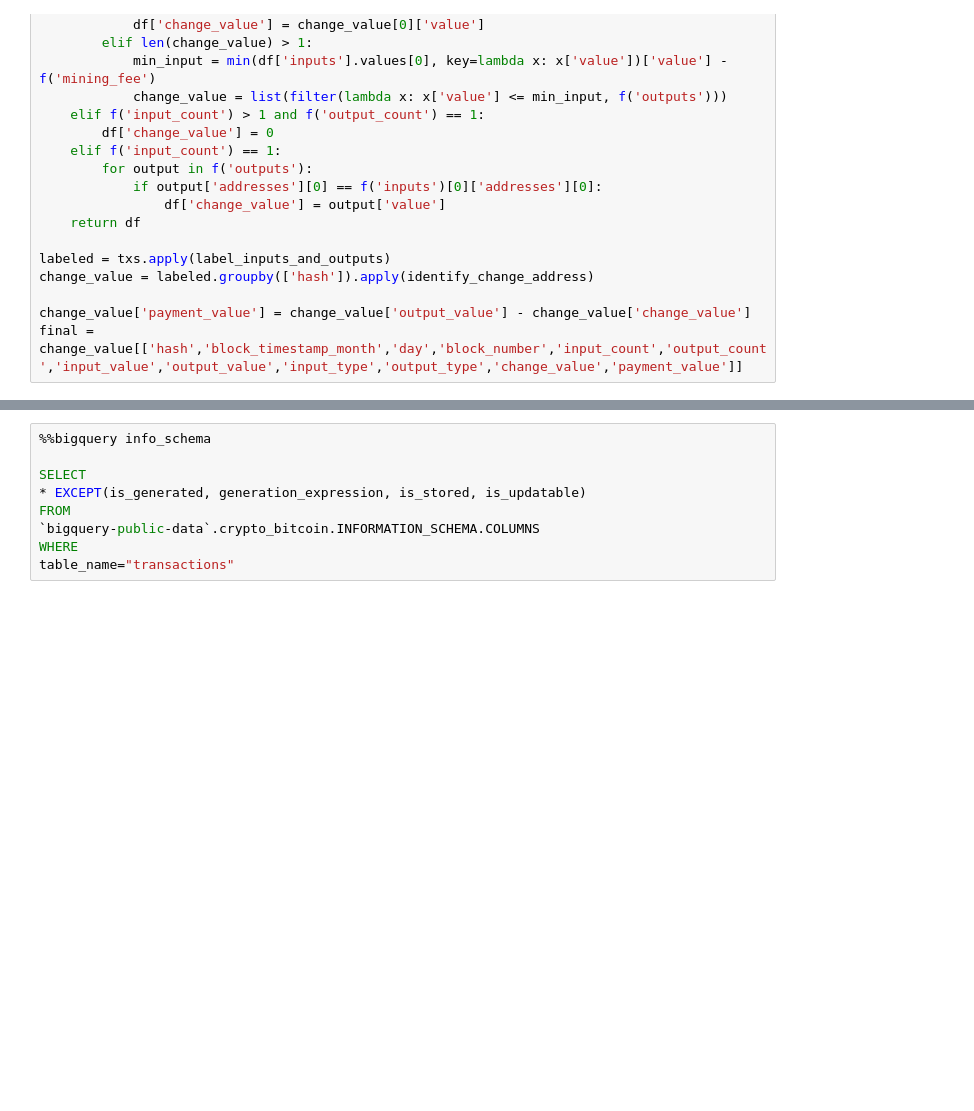
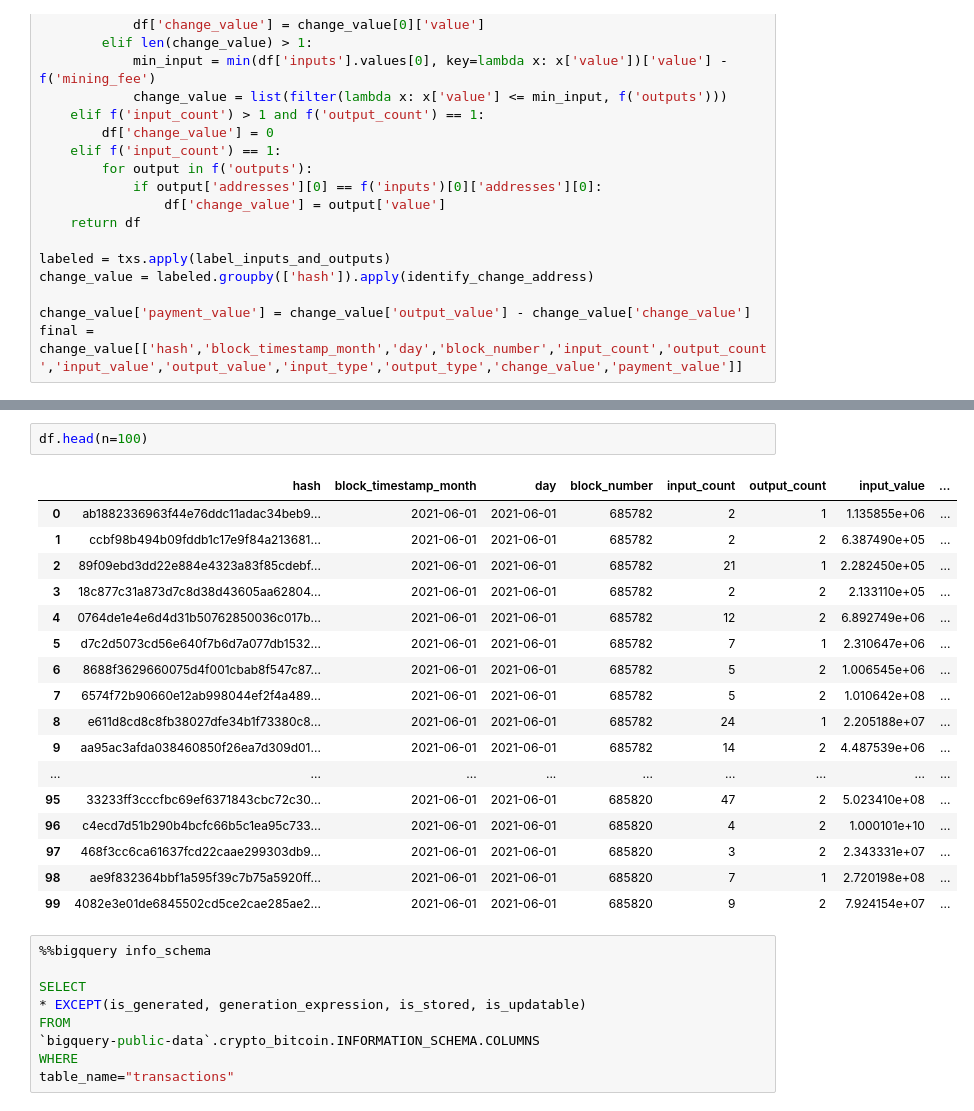
Before and after one commit to josibake/bitcoin-data-analysis, a Jupyter notebook: notebooks/transaction-type-labeling.ipynb, the cells around one changed output, grey strips where cells are left out. Drawn from its saved outputs; the diff is of its cells as text; blank space fills up the shorter version.

```diff
--- a/notebooks/transaction-type-labeling.ipynb
+++ b/notebooks/transaction-type-labeling.ipynb
@@ -284,3 +313,23 @@ Name: change_value, dtype: float64
+# %%
+df.head(n=100)
+# %% [output]
+|  | hash | block_timestamp_month | day | block_number | input_count | output_count | input_value | ... |
+| 0 | ab1882336963f44e76ddc11adac34beb9... | 2021-06-01 | 2021-06-01 | 685782 | 2 | 1 | 1.135855e+06 | ... |
+| 1 | ccbf98b494b09fddb1c17e9f84a213681... | 2021-06-01 | 2021-06-01 | 685782 | 2 | 2 | 6.387490e+05 | ... |
+| 2 | 89f09ebd3dd22e884e4323a83f85cdebf... | 2021-06-01 | 2021-06-01 | 685782 | 21 | 1 | 2.282450e+05 | ... |
+| 3 | 18c877c31a873d7c8d38d43605aa62804... | 2021-06-01 | 2021-06-01 | 685782 | 2 | 2 | 2.133110e+05 | ... |
+| 4 | 0764de1e4e6d4d31b50762850036c017b... | 2021-06-01 | 2021-06-01 | 685782 | 12 | 2 | 6.892749e+06 | ... |
+| 5 | d7c2d5073cd56e640f7b6d7a077db1532... | 2021-06-01 | 2021-06-01 | 685782 | 7 | 1 | 2.310647e+06 | ... |
+| 6 | 8688f3629660075d4f001cbab8f547c87... | 2021-06-01 | 2021-06-01 | 685782 | 5 | 2 | 1.006545e+06 | ... |
+| 7 | 6574f72b90660e12ab998044ef2f4a489... | 2021-06-01 | 2021-06-01 | 685782 | 5 | 2 | 1.010642e+08 | ... |
+| 8 | e611d8cd8c8fb38027dfe34b1f73380c8... | 2021-06-01 | 2021-06-01 | 685782 | 24 | 1 | 2.205188e+07 | ... |
+| 9 | aa95ac3afda038460850f26ea7d309d01... | 2021-06-01 | 2021-06-01 | 685782 | 14 | 2 | 4.487539e+06 | ... |
+| ... | ... | ... | ... | ... | ... | ... | ... | ... |
+| 95 | 33233ff3cccfbc69ef6371843cbc72c30... | 2021-06-01 | 2021-06-01 | 685820 | 47 | 2 | 5.023410e+08 | ... |
+| 96 | c4ecd7d51b290b4bcfc66b5c1ea95c733... | 2021-06-01 | 2021-06-01 | 685820 | 4 | 2 | 1.000101e+10 | ... |
+| 97 | 468f3cc6ca61637fcd22caae299303db9... | 2021-06-01 | 2021-06-01 | 685820 | 3 | 2 | 2.343331e+07 | ... |
+| 98 | ae9f832364bbf1a595f39c7b75a5920ff... | 2021-06-01 | 2021-06-01 | 685820 | 7 | 1 | 2.720198e+08 | ... |
+| 99 | 4082e3e01de6845502cd5ce2cae285ae2... | 2021-06-01 | 2021-06-01 | 685820 | 9 | 2 | 7.924154e+07 | ... |
 # %%
 %%bigquery info_schema
 
```
Also changed, not shown: parts of 9 cells of this notebook.
